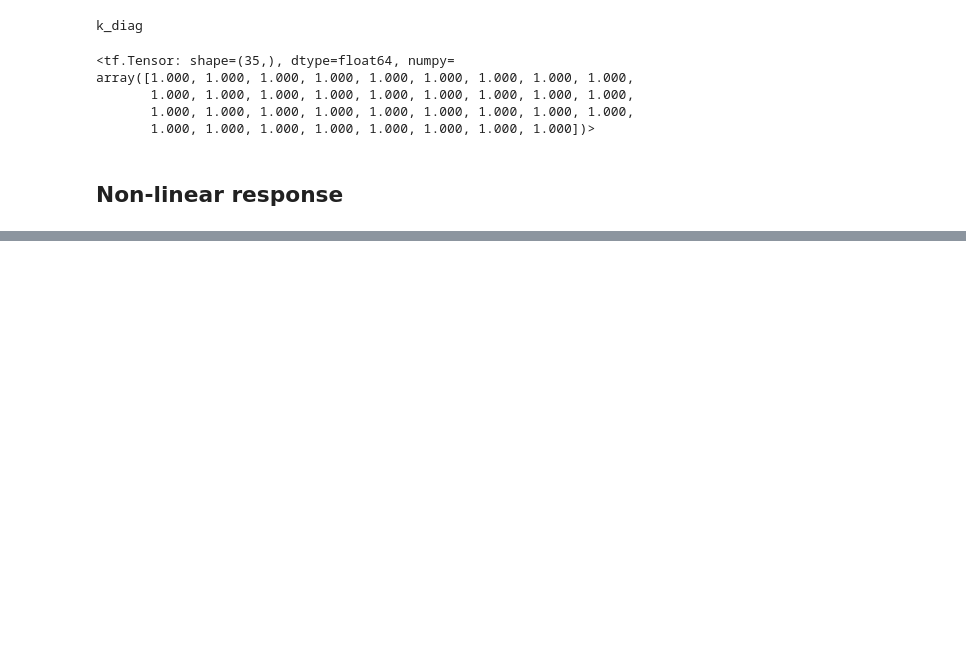
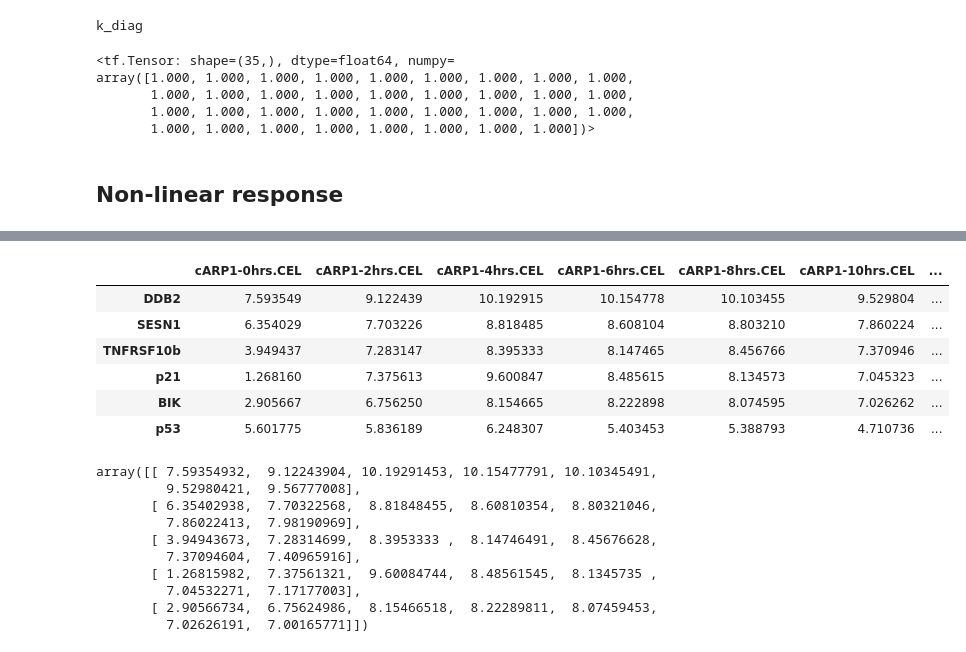
Before and after one commit to JCobbles/trangp, a Jupyter notebook: Lawrence Replication.ipynb, the cells around one changed output, grey strips where cells are left out. Saved outputs shown, nothing was run; the diff lists cells and outputs as text; code cells hidden in the pictures; blank space fills up the shorter version.

```diff
--- a/Lawrence Replication.ipynb
+++ b/Lawrence Replication.ipynb
@@ -602,0 +663,21 @@ array([1.000, 1.000, 1.000, 1.000, 1.000, 1.000, 1.000, 1.000, 1.000,
+# %%
+## Setup data
+display(genes)
+# %% [output]
+|  | cARP1-0hrs.CEL | cARP1-2hrs.CEL | cARP1-4hrs.CEL | cARP1-6hrs.CEL | cARP1-8hrs.CEL | cARP1-10hrs.CEL | ... |
+| DDB2 | 7.593549 | 9.122439 | 10.192915 | 10.154778 | 10.103455 | 9.529804 | ... |
+| SESN1 | 6.354029 | 7.703226 | 8.818485 | 8.608104 | 8.803210 | 7.860224 | ... |
+| TNFRSF10b | 3.949437 | 7.283147 | 8.395333 | 8.147465 | 8.456766 | 7.370946 | ... |
+| p21 | 1.268160 | 7.375613 | 9.600847 | 8.485615 | 8.134573 | 7.045323 | ... |
+| BIK | 2.905667 | 6.756250 | 8.154665 | 8.222898 | 8.074595 | 7.026262 | ... |
+| p53 | 5.601775 | 5.836189 | 6.248307 | 5.403453 | 5.388793 | 4.710736 | ... |
+array([[ 7.59354932,  9.12243904, 10.19291453, 10.15477791, 10.10345491,
+         9.52980421,  9.56777008],
+       [ 6.35402938,  7.70322568,  8.81848455,  8.60810354,  8.80321046,
+         7.86022413,  7.98190969],
+       [ 3.94943673,  7.28314699,  8.3953333 ,  8.14746491,  8.45676628,
+         7.37094604,  7.40965916],
+       [ 1.26815982,  7.37561321,  9.60084744,  8.48561545,  8.1345735 ,
+         7.04532271,  7.17177003],
+       [ 2.90566734,  6.75624986,  8.15466518,  8.22289811,  8.07459453,
+         7.02626191,  7.00165771]])
```
Also changed, not shown: parts of 13 cells of this notebook.
